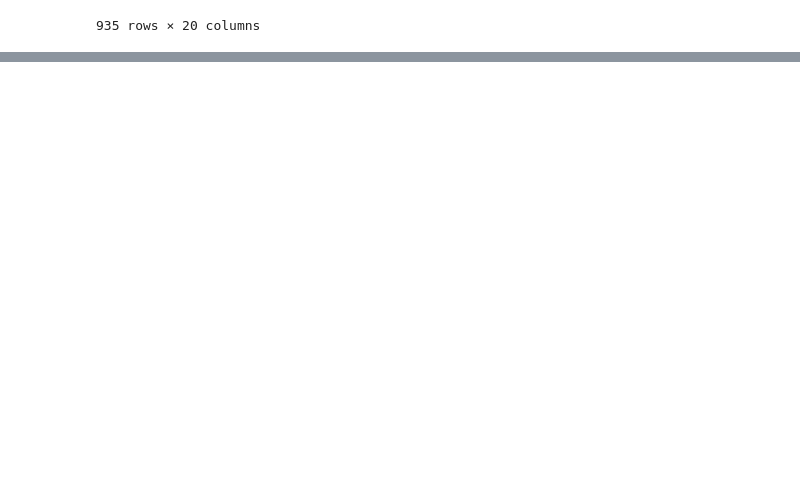
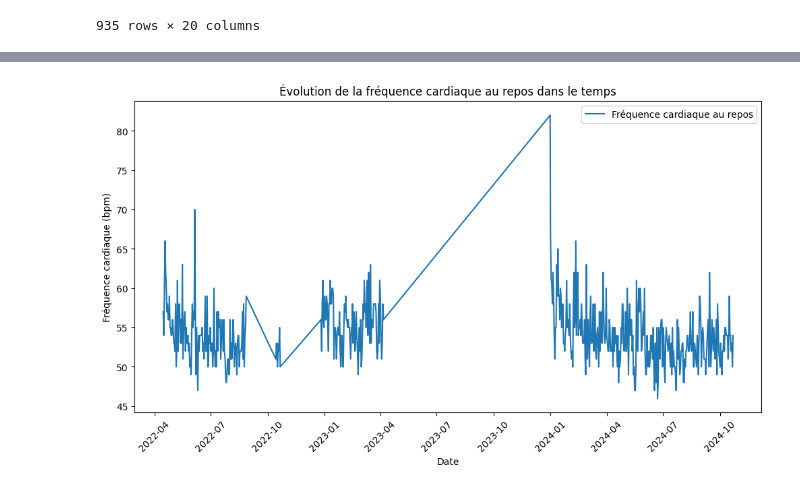
Before and after one commit to charlesdaigre/PROJECT_WHOOP, a Jupyter notebook: PROJECT_WHOOP.ipynb, the cells around one changed output, grey strips where cells are left out. Drawn from its saved outputs; the diff is of its cells as text; code cells hidden in the pictures; blank space fills up the shorter version.

Commit message:
premiere etape
clean colonnes
filtre 2024
graph evo RHR

```diff
--- a/PROJECT_WHOOP.ipynb
+++ b/PROJECT_WHOOP.ipynb
@@ -343,3 +349,5 @@ df_workout
 | 933 | 2022-04-04 00:00:00 | 2022-04-05 00:00:00 | UTC+01:00 | 2022-04-04 20:34:58 | 2022-04-04 21:32:54 | ... |
 | 934 | 2022-04-04 00:00:00 | 2022-04-05 00:00:00 | UTC+01:00 | 2022-04-04 07:37:41 | 2022-04-04 08:07:55 | ... |
 935 rows × 20 columns
+# %%
+df_cycles = pd.read_csv('data/physiological_cycles.csv')
@@ -345,0 +384,3 @@ df_workout
+# %%
+#renommer les colonnes
+df_cycles.columns = df_cycles.columns.str.replace(r"[()]", "", regex=True).str.lower().str.replace(" ", "_")
@@ -345,0 +463,6 @@ df_workout
+# %%
+# Supprimer les lignes contenant des valeurs manquantes
+df_cycles.dropna(inplace=True)
+
+# Vérifier si toutes les valeurs manquantes ont été supprimées
+print(df_cycles.isnull().sum())
@@ -345,0 +487,19 @@ df_workout
+# %%
+# Convertir les colonnes de temps (exemple pour 'cycle_start_time')
+df_cycles['cycle_start_time'] = pd.to_datetime(df_cycles['cycle_start_time'])
+
+# Créer des caractéristiques temporelles utiles (jour de la semaine, mois, etc.)
+df_cycles['day_of_week'] = df_cycles['cycle_start_time'].dt.dayofweek
+df_cycles['month'] = df_cycles['cycle_start_time'].dt.month
+# %%
+# Visualiser la fréquence cardiaque au repos au fil du temps
+plt.figure(figsize=(12, 6))
+plt.plot(df_cycles['cycle_start_time'], df_cycles['resting_heart_rate_bpm'], label='Fréquence cardiaque au repos')
+plt.title('Évolution de la fréquence cardiaque au repos dans le temps')
+plt.xlabel('Date')
+plt.ylabel('Fréquence cardiaque (bpm)')
+plt.xticks(rotation=45)
+plt.legend()
+plt.show()
+# %% [output]
+[figure, added]
```
Also changed, not shown: parts of 14 cells of this notebook.
